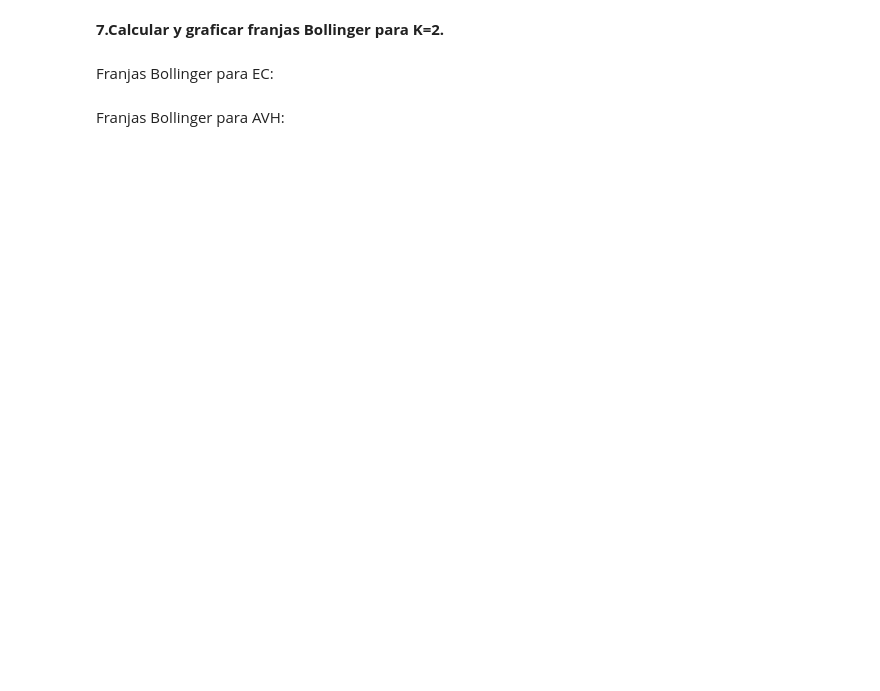
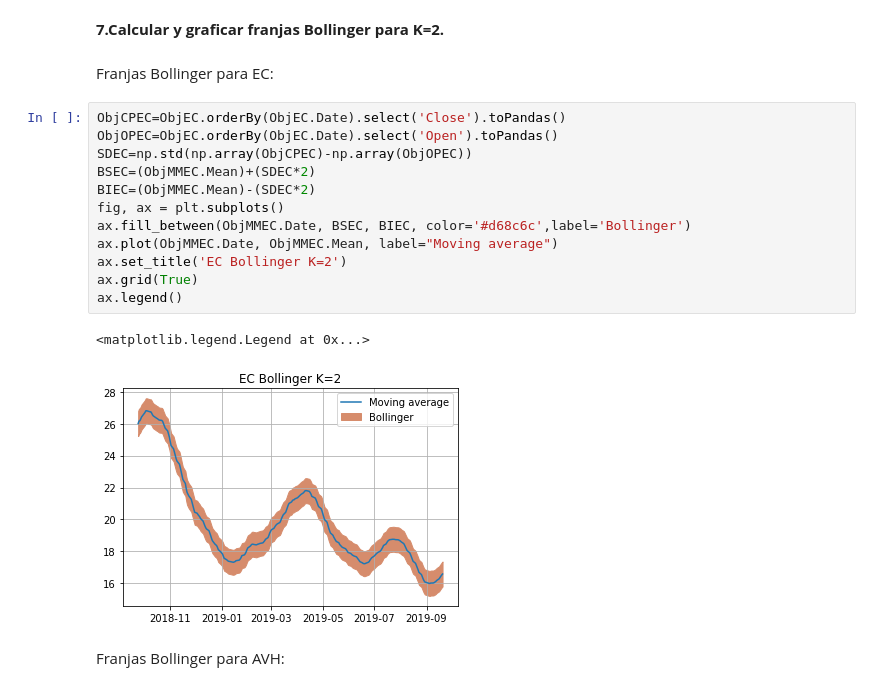
Before and after one commit to NicoPatalagua/BigData, a Jupyter notebook: Spark_Dataframes_Windows.ipynb, the cells around one changed output. Cells and saved outputs as stored; diff of their text form; blank space fills up the shorter version.

```diff
--- a/Spark_Dataframes_Windows.ipynb
+++ b/Spark_Dataframes_Windows.ipynb
@@ -383,5 +412,20 @@ Se realiza una gráfica donde se obtenga el comportamiento solicitado de las acc
 **7.Calcular y graficar franjas Bollinger para K=2.**
 # %% [markdown]
 Franjas Bollinger para EC:
+# %%
+ObjCPEC=ObjEC.orderBy(ObjEC.Date).select('Close').toPandas()
+ObjOPEC=ObjEC.orderBy(ObjEC.Date).select('Open').toPandas()
+SDEC=np.std(np.array(ObjCPEC)-np.array(ObjOPEC))
+BSEC=(ObjMMEC.Mean)+(SDEC*2)
+BIEC=(ObjMMEC.Mean)-(SDEC*2)
+fig, ax = plt.subplots()
+ax.fill_between(ObjMMEC.Date, BSEC, BIEC, color='#d68c6c',label='Bollinger')
+ax.plot(ObjMMEC.Date, ObjMMEC.Mean, label="Moving average")
+ax.set_title('EC Bollinger K=2')
+ax.grid(True)
+ax.legend()
+# %% [output]
+<matplotlib.legend.Legend at 0x...>
+[figure, added]
 # %% [markdown]
 Franjas Bollinger para AVH:
```
Also changed, not shown: parts of 25 cells of this notebook.
